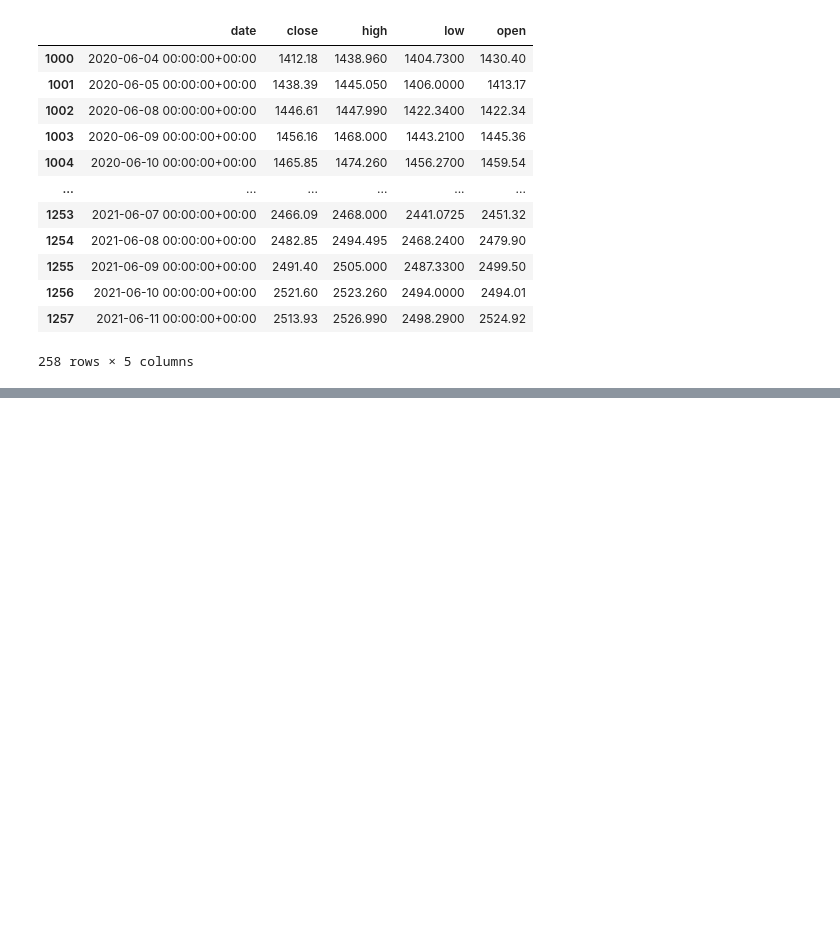
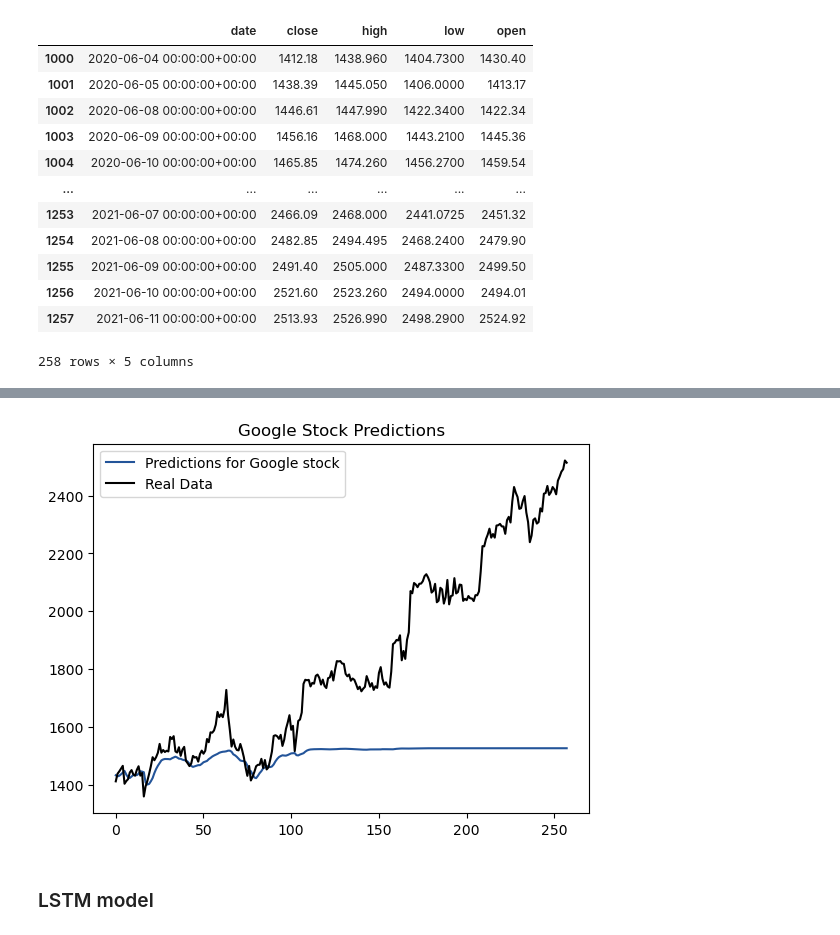
Before and after one commit to Graciele89/Integrated_CA, a Jupyter notebook: 2023346_Integrated_CA.ipynb, the cells around one changed output, grey strips where cells are left out. Cells and saved outputs as stored; diff of their text form; code cells hidden in the pictures; blank space fills up the shorter version.

Commit message:
Add files via upload
RNN vs LSTM

```diff
--- a/2023346_Integrated_CA.ipynb
+++ b/2023346_Integrated_CA.ipynb
@@ -239,5 +289,10 @@ plt.plot(unscaled_predictions)
 # %%
-plt.plot(unscaled_prediction, color = '#135499', label = "Predictions for google stock")
+plt.plot(unscaled_prediction, color = '#235499', label = "Predictions for Google stock")
 plt.plot(test, color = 'black', label = "Real Data")
-plt.title('Facebook Stock Price Predictions')
+plt.title('Google Stock Predictions')
 plt.legend()
+plt.show()
+# %% [output]
+[figure, added]
+# %% [markdown]
+### LSTM model
```
Also changed, not shown: parts of 71 cells of this notebook.
